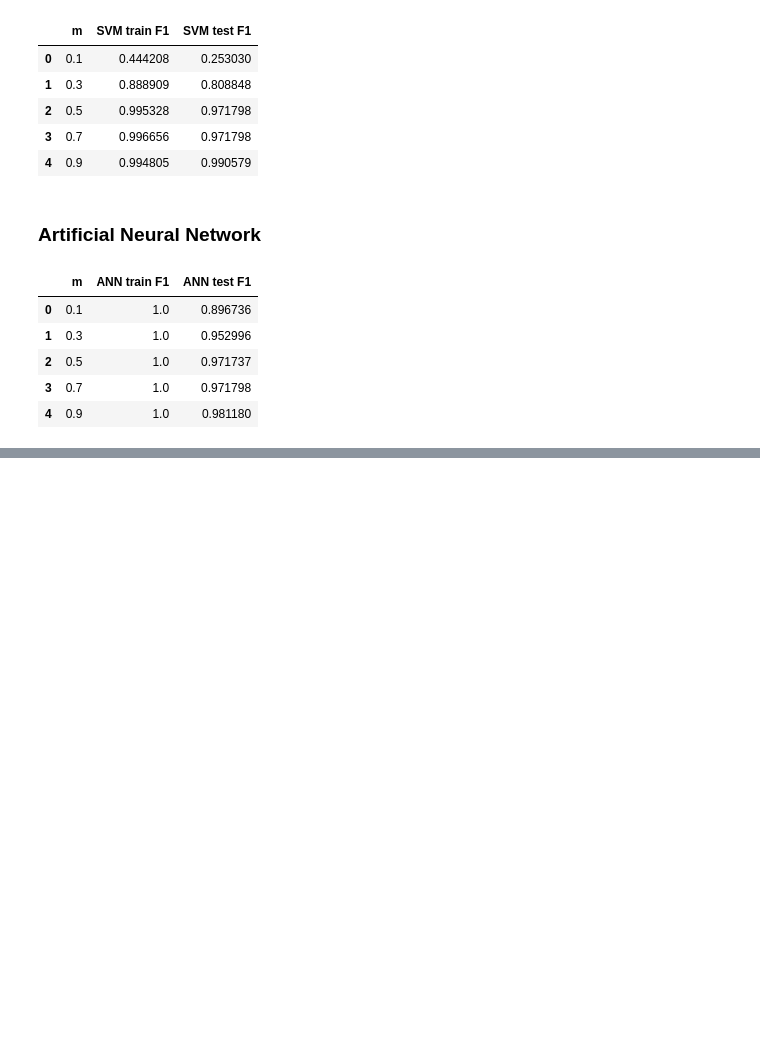
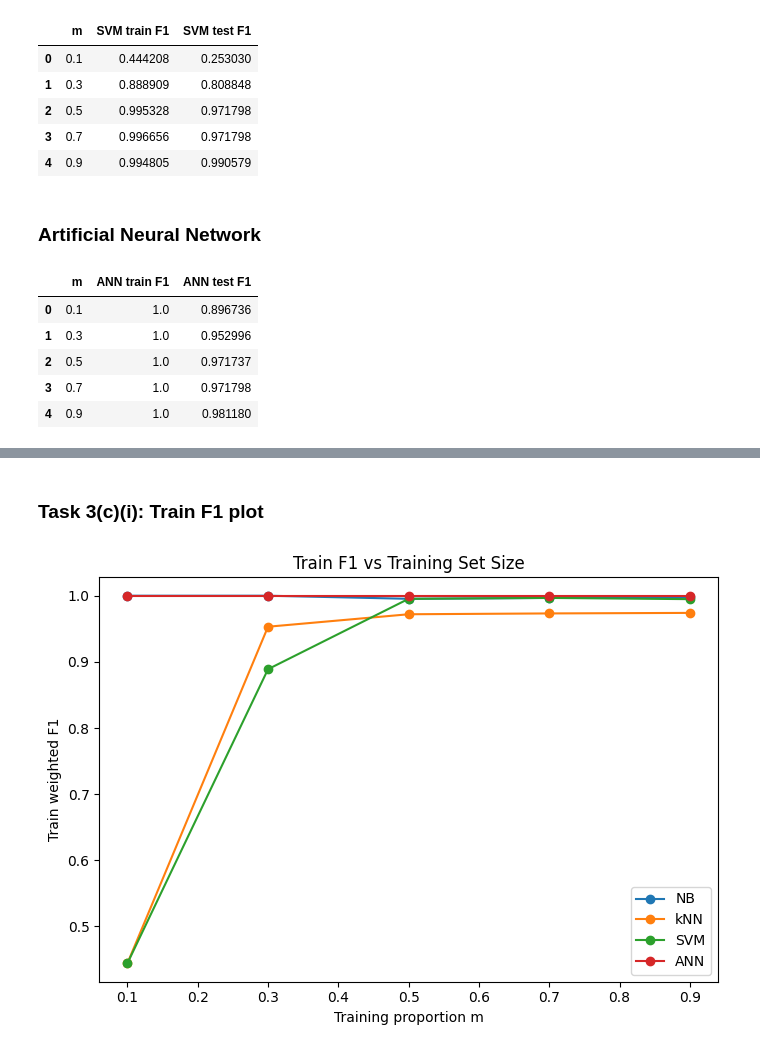
Before and after one commit to WilliamTayNZ/cs361-assignment-3, a Jupyter notebook: A3_Group_27.ipynb, the cells around one changed output, grey strips where cells are left out. Cells and saved outputs as stored; diff of their text form; code cells hidden in the pictures; blank space fills up the shorter version.

```diff
--- a/A3_Group_27.ipynb
+++ b/A3_Group_27.ipynb
@@ -1411,0 +1392,22 @@ display(ann_training_size_df)
+# %%
+train_size_results_df = pd.DataFrame({
+    "m": training_proportions,
+    "NB": nb_train_f1,
+    "kNN": knn_train_f1_by_size,
+    "SVM": svm_train_f1_by_size,
+    "ANN": ann_train_f1_by_size
+})
+
+test_size_results_df = pd.DataFrame({
+    "m": training_proportions,
+    "NB": nb_test_f1_by_size,
+    "kNN": knn_test_f1_by_size,
+    "SVM": svm_test_f1_by_size,
+    "ANN": ann_test_f1_by_size
+})
+
+print("Training size results")
+display(train_size_results_df)
+
+print("Testing size results")
+display(test_size_results_df)
@@ -1411,0 +1429,21 @@ display(ann_training_size_df)
+# %% [markdown]
+### Task 3(c)(i): Train F1 plot
+# %%
+plt.figure(figsize=(7, 5))
+
+for model_name in ["NB", "kNN", "SVM", "ANN"]:
+    plt.plot(
+        train_size_results_df["m"],
+        train_size_results_df[model_name],
+        marker="o",
+        label=model_name
+    )
+
+plt.xlabel("Training proportion m")
+plt.ylabel("Train weighted F1")
+plt.title("Train F1 vs Training Set Size")
+plt.legend()
+plt.tight_layout()
+plt.show()
+# %% [output]
+[figure, added]
```
Also changed, not shown: parts of 60 cells of this notebook.
